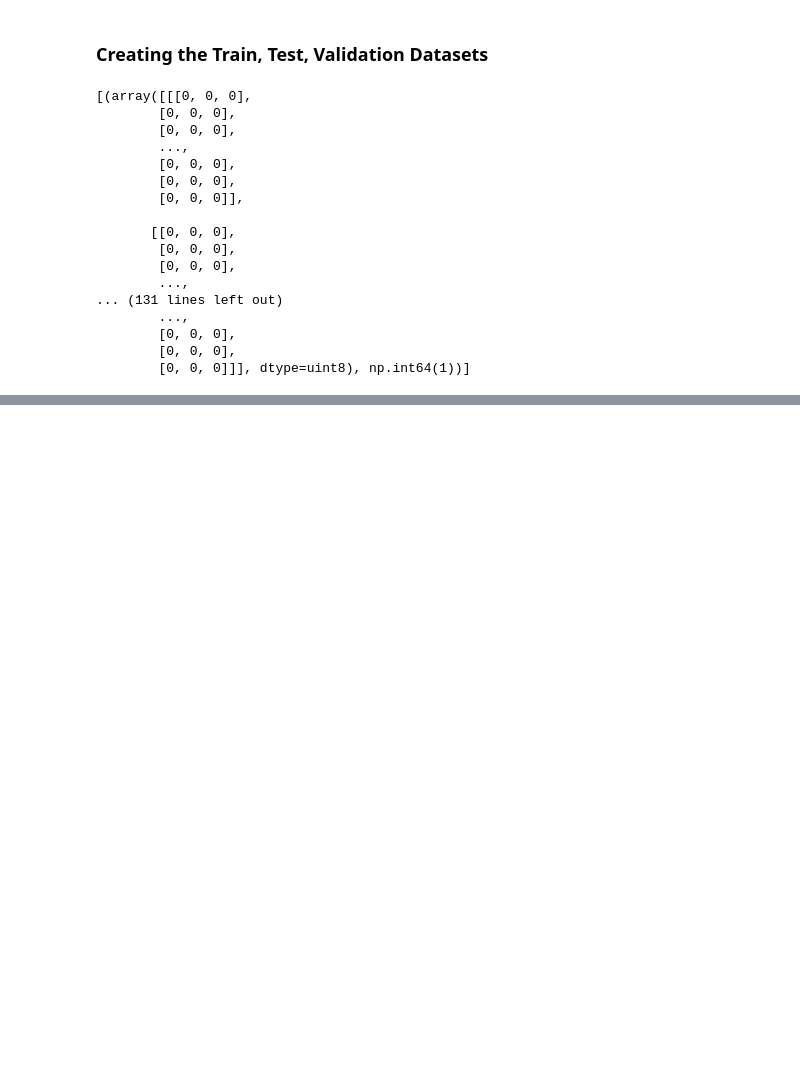
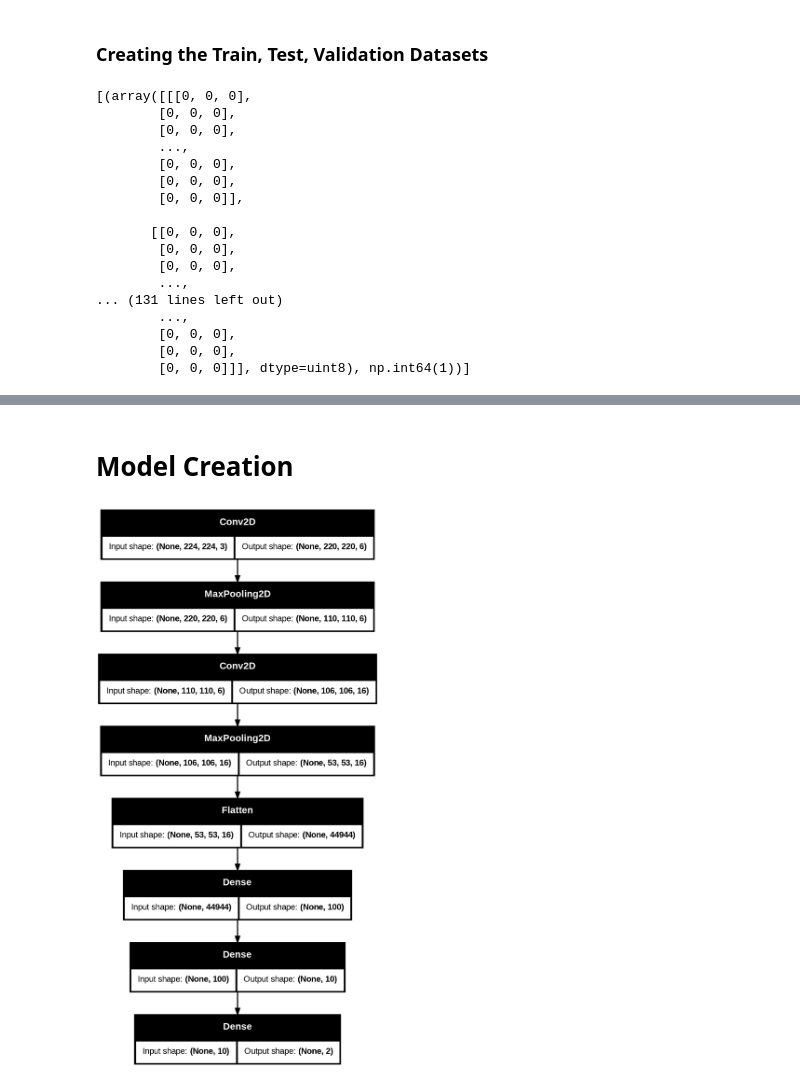
Before and after one commit to sleepsonrockss/Deep-Learning, a Jupyter notebook: MalariaDiagnosisCNN.ipynb, the cells around one changed output, grey strips where cells are left out. Cells and saved outputs as stored; diff of their text form; code cells hidden in the pictures; blank space fills up the shorter version.

Commit message:
Done with LeNet Architecture and Start off with Error Sanctioning, 8:02:49

```diff
--- a/MalariaDiagnosisCNN.ipynb
+++ b/MalariaDiagnosisCNN.ipynb
@@ -12,6 +12,14 @@ import numpy as np
 import matplotlib.pyplot as plt
 import tensorflow as tf
 import tensorflow_datasets as tfds
+
+#LAYERS
+Normalization = tf.keras.layers.Normalization
+Dense = tf.keras.layers.Dense
+InputLayer = tf.keras.layers.InputLayer
+Conv2D = tf.keras.layers.Conv2D
+MaxPool2D = tf.keras.layers.MaxPool2D
+Flatten = tf.keras.layers.Flatten
 # %%
 dataset, dataset_info = tfds.load('malaria', with_info=True, as_supervised = True, shuffle_files=True, split=['train']) # tfds_load returns the dataset and dataset_info | 'with_info=True' gives the dataset_info
 # as_sipervised -> if True returns a dataset with a 2 tuple structure (input, label)
@@ -112,0 +166,5 @@ Label Value: 1
+# %%
+IM_SIZE = 224
+def resize_rescale(image, label):
+    return tf.image.resize(image,(IM_SIZE, IM_SIZE))/255.0, label
+# We are dividing by 255 to rescale
@@ -112,0 +197,23 @@ Label Value: 1
+# %% [markdown]
+# Model Creation
+# %%
+# LeNet Architecture
+model = tf.keras.Sequential([InputLayer(input_shape = (IM_SIZE, IM_SIZE,3)),
+                            Conv2D(filters = 6, kernel_size = 5, strides= 1, padding='valid', activation='sigmoid'),
+                            MaxPool2D(pool_size= 2, strides=2),
+
+                            Conv2D(filters = 16, kernel_size = 5, strides= 1, padding='valid', activation='sigmoid'),
+                            MaxPool2D(pool_size= 2, strides=2),
+
+                            Flatten(),
+
+                            Dense(100, activation='sigmoid'),
+
+                            Dense(10, activation='sigmoid'),
+
+                            Dense(2, activation='sigmoid')
+                            ])
+# %%
+tf.keras.utils.plot_model(model, to_file='model.png', show_shapes=True)
+# %% [output]
+[figure, added]
```
Also changed, not shown: parts of 16 cells of this notebook.
